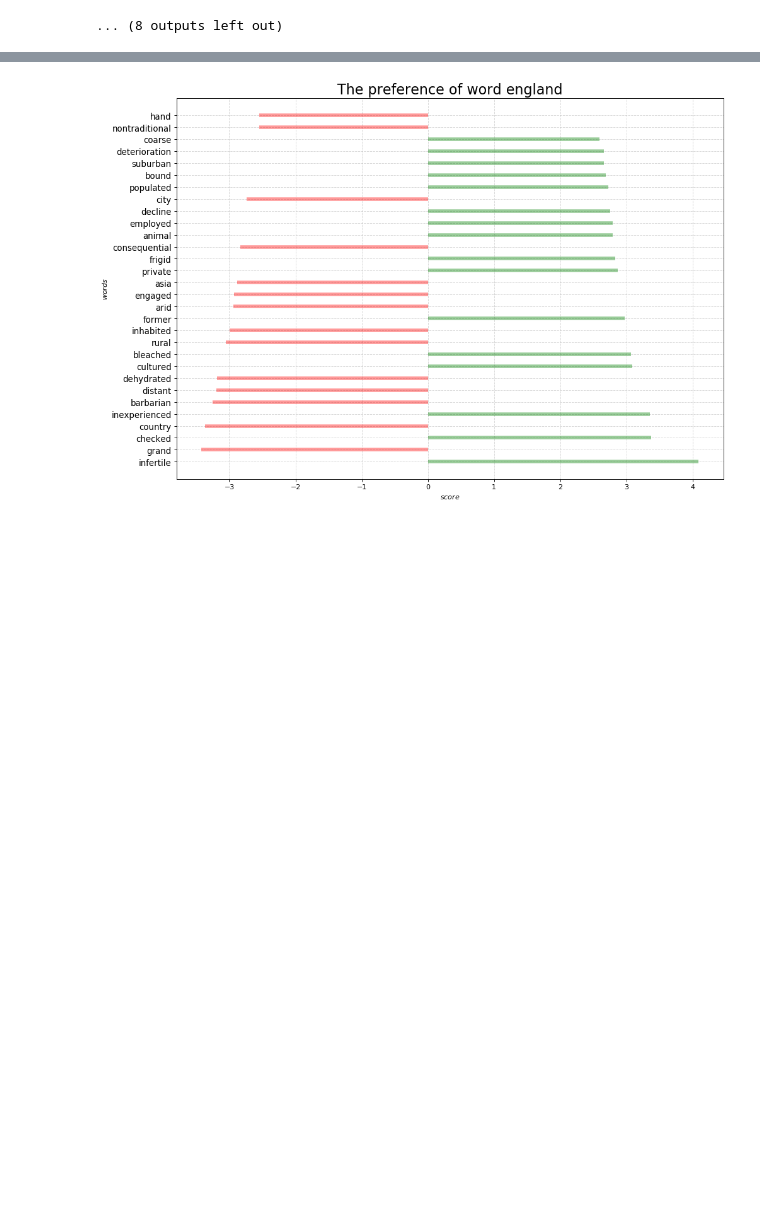
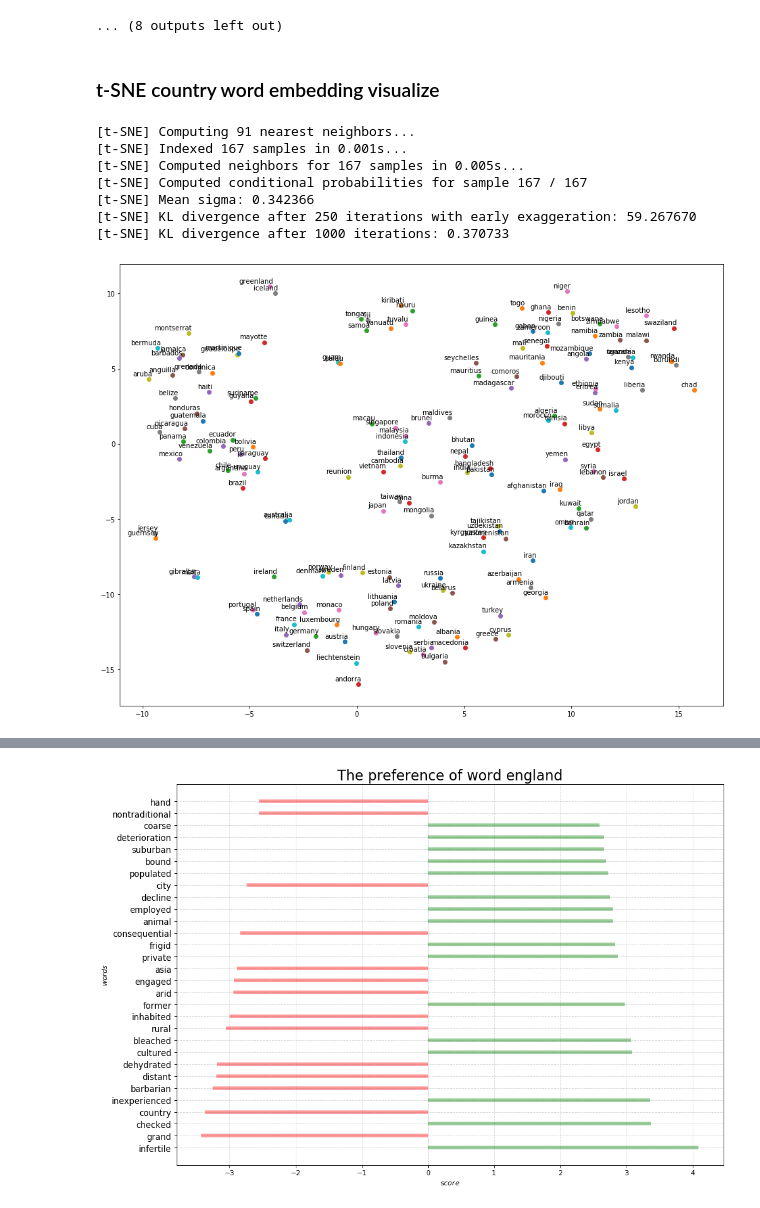
Before and after one commit to ichbinhandsome/Semantic-Differentials-for-Wikipedia-using-the-POLAR-Framework, a Jupyter notebook: RuiXiang/apply_polar_framework.ipynb, the cells around one changed output, grey strips where cells are left out. Saved outputs shown, nothing was run; the diff lists cells and outputs as text; code cells hidden in the pictures; blank space fills up the shorter version.

Commit message:
visualize country embedding

```diff
--- a/RuiXiang/apply_polar_framework.ipynb
+++ b/RuiXiang/apply_polar_framework.ipynb
@@ -367,3 +368,55 @@ getMeaningOfWord("england", select_antonyms, std_300_vector, 20)
 [figure]
 [figure]
 ... (8 outputs left out)
+# %% [markdown]
+### t-SNE country word embedding visualize
+# %%
+# load country words
+# find countries vector and store it
+import pandas as pd
+from sklearn.manifold import TSNE
+import numpy as np
+import matplotlib.pyplot as plt
+
+df = pd.read_csv('./Dataset/countries/countries of the world.csv')
+# df = pd.read_csv('./Dataset/countries/Countries-Continents.csv')
+
+def tSNE(df, model):
+    final_countries = []
+    #filter country which is not in model
+    for country in df['Country']:
+        c = str(country).lower()
+        country = c.strip()
+        if country in model.vocab:
+            final_countries.append(country)
+    vector = model[final_countries]
+
+    tsne = TSNE(n_components=2,init='pca',verbose=1)
+    embedd = tsne.fit_transform(vector)
+
+    plt.figure(figsize=(16,12))
+    # plt.scatter(embedd[:,0], embedd[:,1])
+    for i in range(len(final_countries)):
+        x = embedd[i][0]
+        y = embedd[i][1]
+        plt.scatter(embedd[i,0], embedd[i,1])
+        # plt.text(x, y, final_countries[i])
+        plt.annotate(final_countries[i],
+                     xy=(x, y),
+                     xytext=(5, 3),
+                     textcoords='offset points',
+                     ha='right',
+                     va='bottom')
+    plt.show()
+# %%
+# before polar framework
+tSNE(df, current_model)
+# %% [output]
+[t-SNE] Computing 91 nearest neighbors...
+[t-SNE] Indexed 167 samples in 0.001s...
+[t-SNE] Computed neighbors for 167 samples in 0.005s...
+[t-SNE] Computed conditional probabilities for sample 167 / 167
+[t-SNE] Mean sigma: 0.342366
+[t-SNE] KL divergence after 250 iterations with early exaggeration: 59.267670
+[t-SNE] KL divergence after 1000 iterations: 0.370733
+[figure, added]
```
Also changed, not shown: parts of 2 cells of this notebook, 2 other files.
